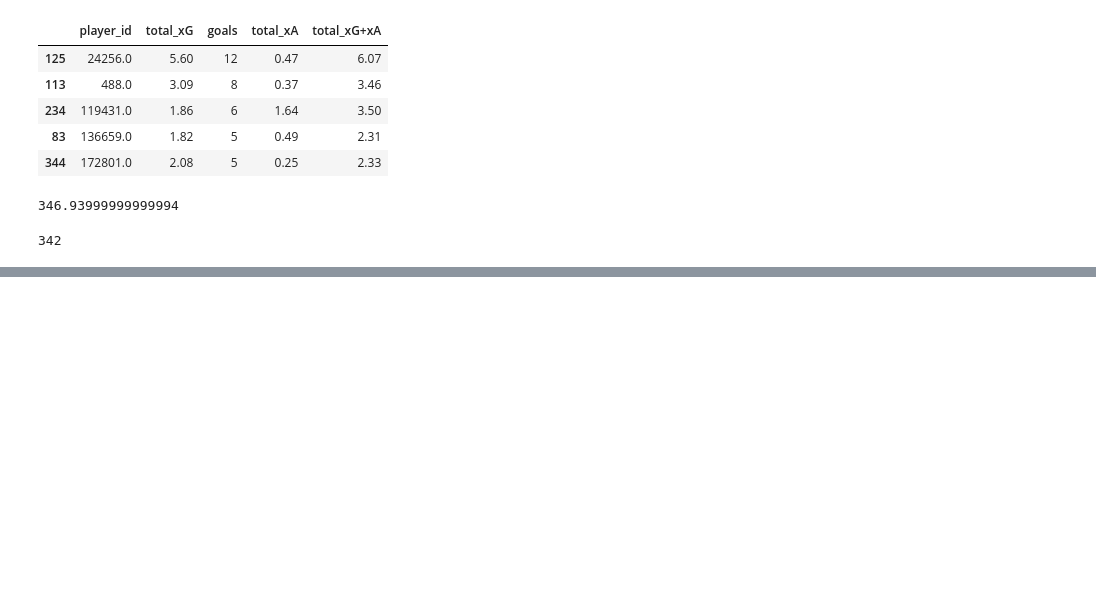
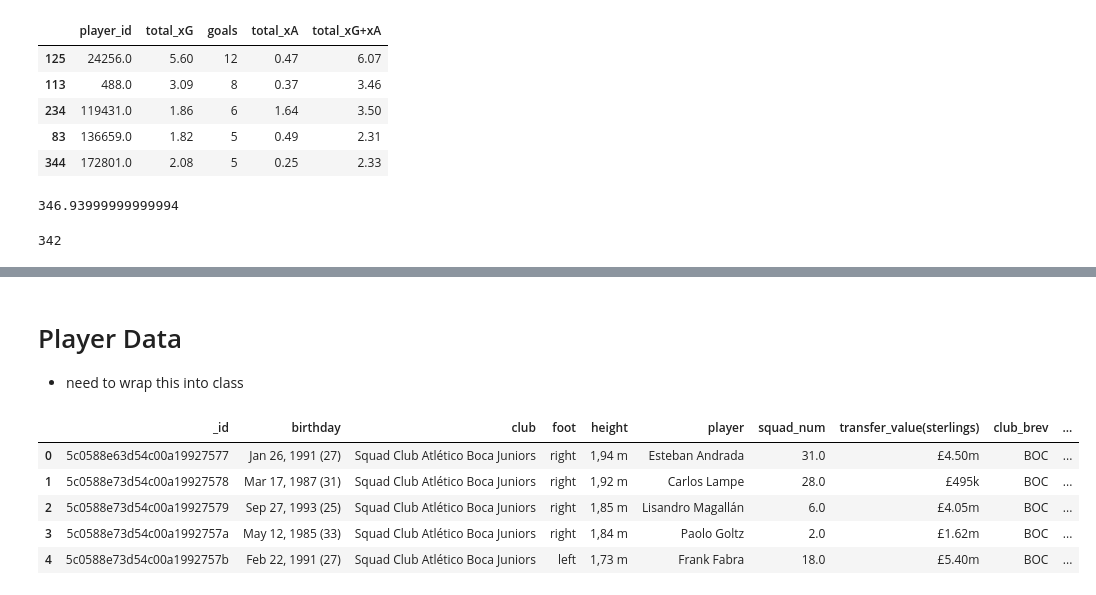
Before and after one commit to d-v-dlee/super_liga_xg, a Jupyter notebook: src/_redone.ipynb, the cells around one changed output, grey strips where cells are left out. Drawn from its saved outputs; the diff is of its cells as text; code cells hidden in the pictures; blank space fills up the shorter version.

Commit message:
implemented shot/goal related functions, need to clean player merges

```diff
--- a/src/_redone.ipynb
+++ b/src/_redone.ipynb
@@ -285,0 +297,4 @@ total_df['goals'].sum()
+# %% [markdown]
+# Player Data
+
+- need to wrap this into class
@@ -285,0 +305,13 @@ total_df['goals'].sum()
+# %%
+players = db.players.find()
+# %%
+tmc = transfer_markt_cleaner(players)
+# %%
+tmc.head()
+# %% [output]
+|  | _id | birthday | club | foot | height | player | squad_num | transfer_value(sterlings) | club_brev | ... |
+| 0 | 5c0588e63d54c00a19927577 | Jan 26, 1991 (27) | Squad Club Atlético Boca Juniors | right | 1,94 m | Esteban Andrada | 31.0 | £4.50m | BOC | ... |
+| 1 | 5c0588e73d54c00a19927578 | Mar 17, 1987 (31) | Squad Club Atlético Boca Juniors | right | 1,92 m | Carlos Lampe | 28.0 | £495k | BOC | ... |
+| 2 | 5c0588e73d54c00a19927579 | Sep 27, 1993 (25) | Squad Club Atlético Boca Juniors | right | 1,85 m | Lisandro Magallán | 6.0 | £4.05m | BOC | ... |
+| 3 | 5c0588e73d54c00a1992757a | May 12, 1985 (33) | Squad Club Atlético Boca Juniors | right | 1,84 m | Paolo Goltz | 2.0 | £1.62m | BOC | ... |
+| 4 | 5c0588e73d54c00a1992757b | Feb 22, 1991 (27) | Squad Club Atlético Boca Juniors | left | 1,73 m | Frank Fabra | 18.0 | £5.40m | BOC | ... |
```
Also changed, not shown: parts of 19 cells of this notebook.
